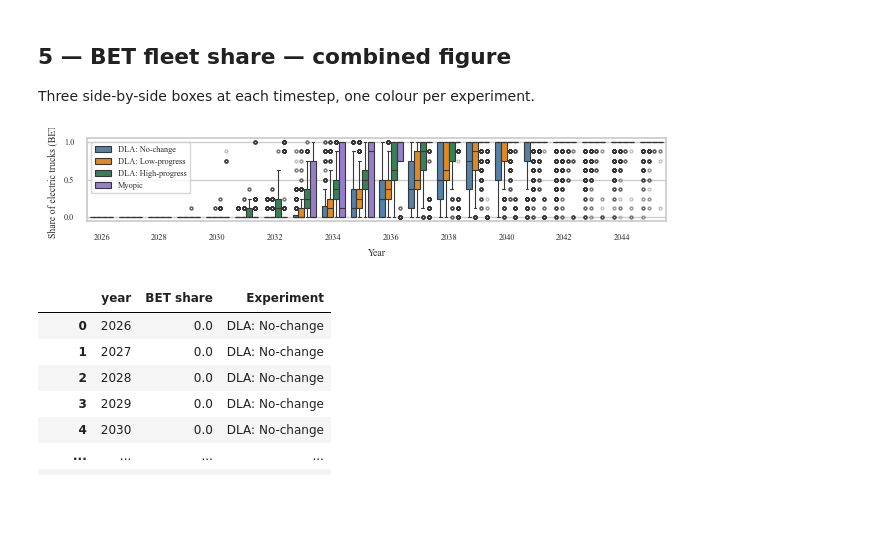
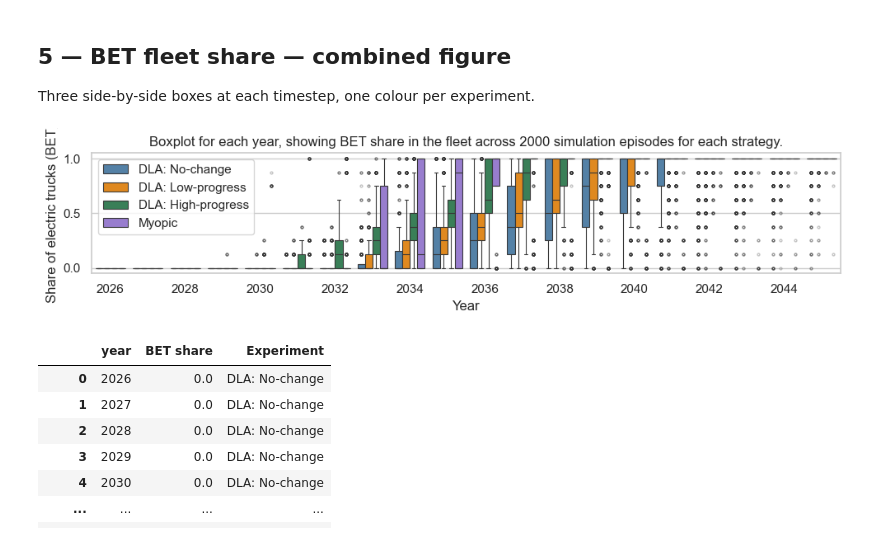
Before and after one commit to simfro/fleet-replacement, a Jupyter notebook: notebooks/compare_batches.ipynb, the cells around one changed output. Drawn from its saved outputs; the diff is of its cells as text; code cells hidden in the pictures; blank space fills up the shorter version.

```diff
--- a/notebooks/compare_batches.ipynb
+++ b/notebooks/compare_batches.ipynb
@@ -102,8 +102,12 @@ Myopic         : 2000 episodes  (years 2026–2045)
 # %% [markdown]
 ## 3 — Cumulative profit distribution (all experiments in one figure)
 # %%
-fig, ax = plt.subplots(figsize=(6.48, 1.5))  # For latex
-# fig, ax = plt.subplots(figsize=(10, 5))
+# fig, ax = plt.subplots(figsize=(6.48, 1.5))  # For latex
+fig, ax = plt.subplots(figsize=(10, 2.5))
+
+# Make background transparent
+fig.patch.set_alpha(0)
+ax.patch.set_alpha(0)
 
 for name, records in all_records.items():
     profits = np.array([r.total_reward for r in records]) / 1e6  # MSEK
@@ -125,7 +129,7 @@ for name, records in all_records.items():
 
 ax.set_xlabel("Cumulative profit (MSEK)")
 ax.set_ylabel("Density")
-# ax.set_title("Distribution of cumulative profit across episodes")
+ax.set_title("Distribution of cumulative profit across 2000 episodes")
 ax.legend()  # loc="upper center", bbox_to_anchor=(0.5, 1.2), ncol=2)
 
 plt.tight_layout()
@@ -236,37 +240,43 @@ for name, records in all_records.items():
     frames.append(df)
 
 combined = pd.concat(frames, ignore_index=True)
 # combined = combined.loc[combined["Experiment"] == "DLA: No-change"]
 
-fig, ax = plt.subplots(figsize=(6.48, 1.5))
-# fig, ax = plt.subplots(figsize=(6.48 * 2, 3 * 2))
+# fig, ax = plt.subplots(figsize=(6.48, 1.5))
+fig, ax = plt.subplots(figsize=(10, 2.5))
+
+# Make background transparent
+fig.patch.set_alpha(0)
+ax.patch.set_alpha(0)
 
 sns.boxplot(
     data=combined,
     x="year",
     y="BET share",
     hue="Experiment",
     ax=ax,
     palette=PALETTE,
     linewidth=0.8,
     flierprops={"marker": "o", "markersize": 2, "alpha": 0.3},
 )
 
 ax.set_ylim(-0.05, 1.05)
 ax.set_xlabel("Year")
 ax.set_ylabel("Share of electric trucks (BET)")
-# ax.set_title("BET fleet share per year — all experiments")
+ax.set_title(
+    "Boxplot for each year, showing BET share in the fleet across 2000 simulation episodes for each strategy."
+)
 # ax.tick_params(axis="x", rotation=45)
 ax.set_xticks(ax.get_xticks()[::2])
 # ax.legend(title="Experiment", loc="upper left")
 ax.legend()  # Hide legend for LaTeX version
 
 plt.tight_layout()
 # fig.savefig(FIGURES_DIR / "bet_share_combined.pgf", backend="pgf")
 fig.savefig(FIGURES_DIR / "bet_share_combined.pdf")  # , backend="pgf")
 plt.show()
 # %% [output]
-[figure, old version]
+[figure, new version]
 # %%
 combined.loc[combined["Experiment"] == "DLA: No-change"]
 # %% [output]
```
Also changed, not shown: parts of 2 cells of this notebook, 26 other files.
